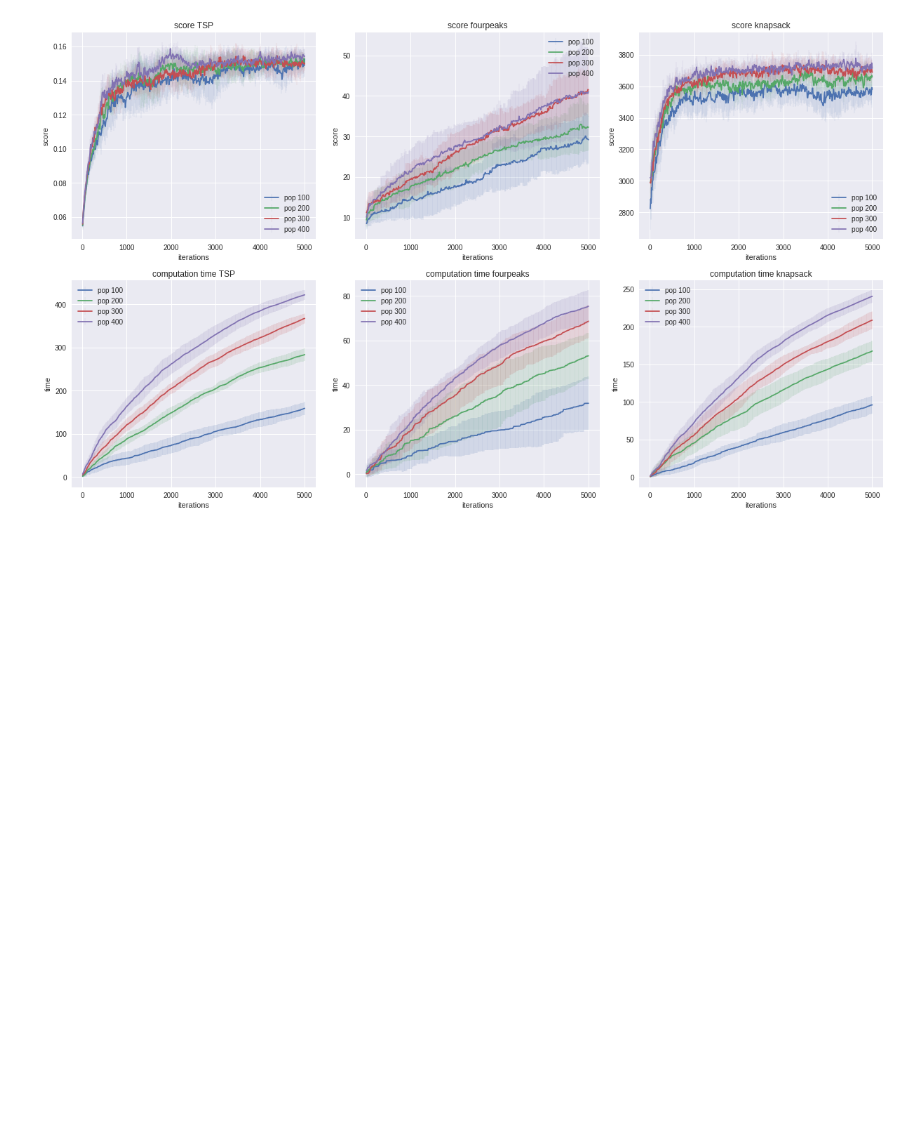
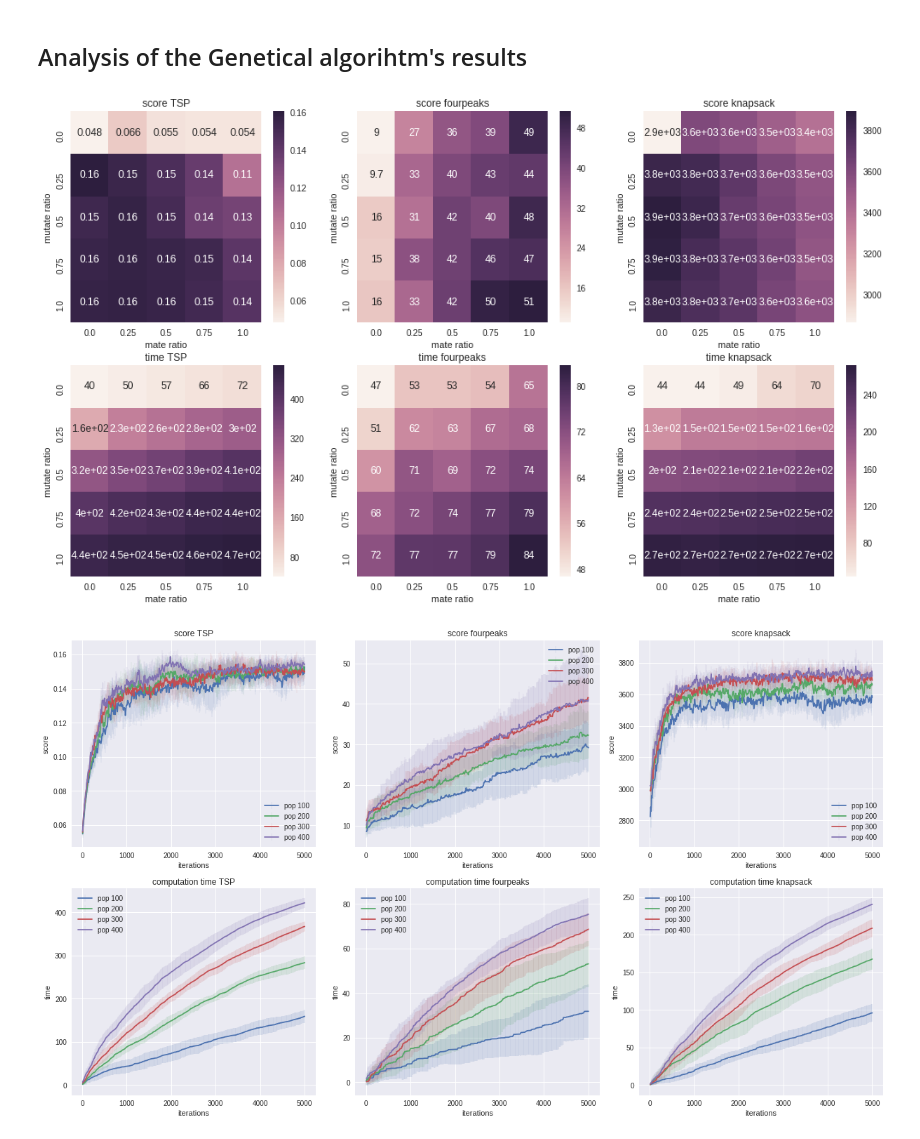
Before and after one commit to thib-s/ML_homework_random, a Jupyter notebook: plotter/analytics.ipynb, the cells around one changed output. Drawn from its saved outputs; the diff is of its cells as text; code cells hidden in the pictures; blank space fills up the shorter version.

```diff
--- a/plotter/analytics.ipynb
+++ b/plotter/analytics.ipynb
@@ -25,5 +33,41 @@ all_sas = [tsp_SA, fourpeaks_SA, knapsack_SA]
 # %%
 maxiter = 5000
+# %% [markdown]
+Analysis of the Genetical algorihtm's results
+---------------------------------------------
+# %%
+fig, ax = plt.subplots(2, 3)
+fig.set_size_inches(10, fig.get_figheight(), forward=True)
+fig.set_size_inches(17, fig.get_figwidth(), forward=True)
+
+proportions = [0., 0.25, 0.5, 0.75, 1.]
+pop = 300
+
+scores = np.zeros((3, len(proportions), len(proportions)))
+times = np.zeros((3, len(proportions), len(proportions)))
+for ga_id in range(3):
+    for (mate_index, mate_prop) in enumerate(proportions):
+        for (mutate_index, mutate_prop) in enumerate(proportions):
+            ga_filtered = all_gas[ga_id].query('(GA_mate_number==' + str(pop * mate_prop) + ')' +
+                                               ' & (GA_mutate_number==' + str(pop * mutate_prop) + ')' +
+                                               ' & (GA_population==' + str(pop) + ')' +
+                                               ' & (iter==' + str(maxiter) + ')'
+                                               ) \
+                .groupby('iter') \
+                .agg({'value': ['std', 'mean'], 'time': ['std', 'mean']})
+            scores[ga_id, mate_index, mutate_index] = ga_filtered['value']['mean'].iloc[0]
+            times[ga_id, mate_index, mutate_index] = ga_filtered['time']['mean'].iloc[0]
+    g: plt.Axes = sns.heatmap(scores[ga_id, :, :], annot=True, xticklabels=proportions, yticklabels=proportions, ax=ax[0, ga_id])
+    g.set(xlabel='mate ratio', ylabel='mutate ratio',
+          title='score '+all_names[ga_id])
+    g: plt.Axes = sns.heatmap(times[ga_id, :, :], annot=True, xticklabels=proportions, yticklabels=proportions, ax=ax[1, ga_id])
+    g.set(xlabel='mate ratio', ylabel='mutate ratio',
+          title='time '+all_names[ga_id])
+
+pylab.savefig('plotter/figs/ga_mate_mutate.png')
+pylab.show()
+# %% [output]
+[figure, added]
 # %%
 fig, ax = plt.subplots(2, 3)
 fig.set_size_inches(10, fig.get_figheight(), forward=True)
```
Also changed, not shown: parts of 4 cells of this notebook, 4 other files.
